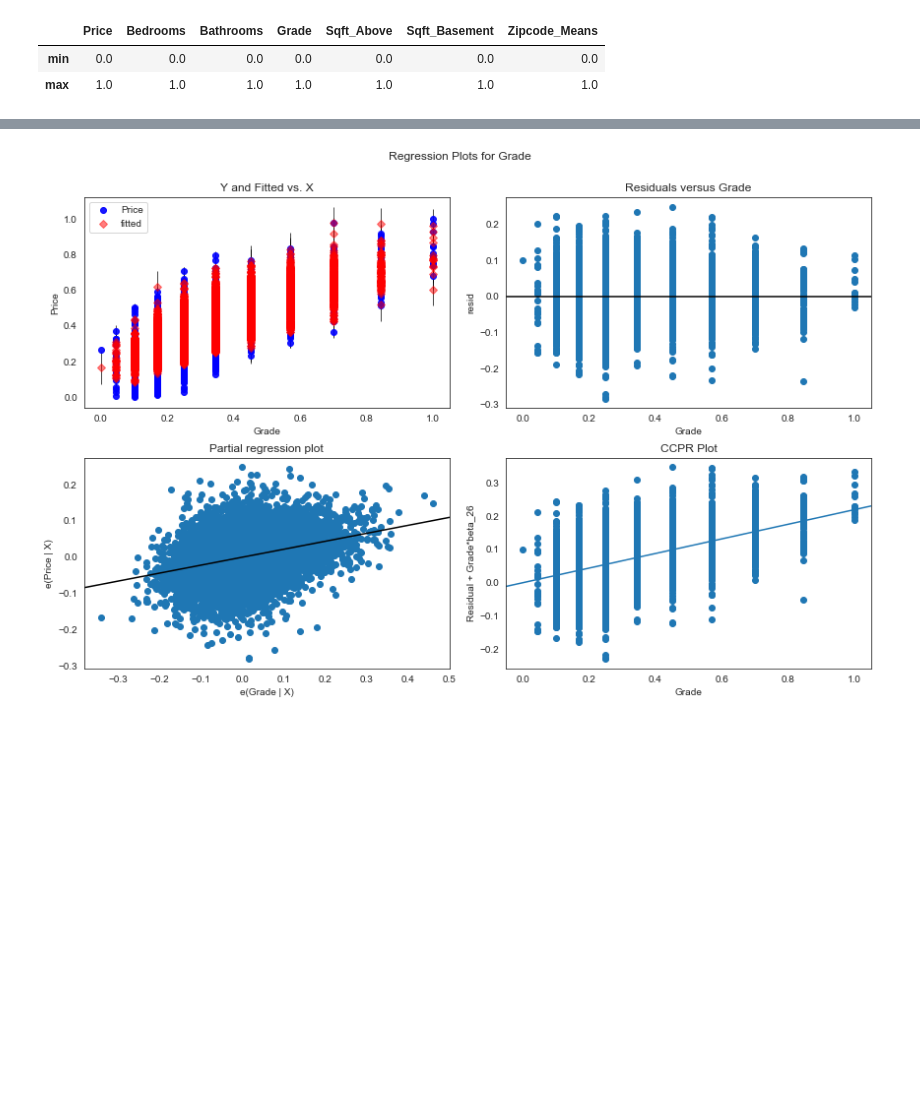
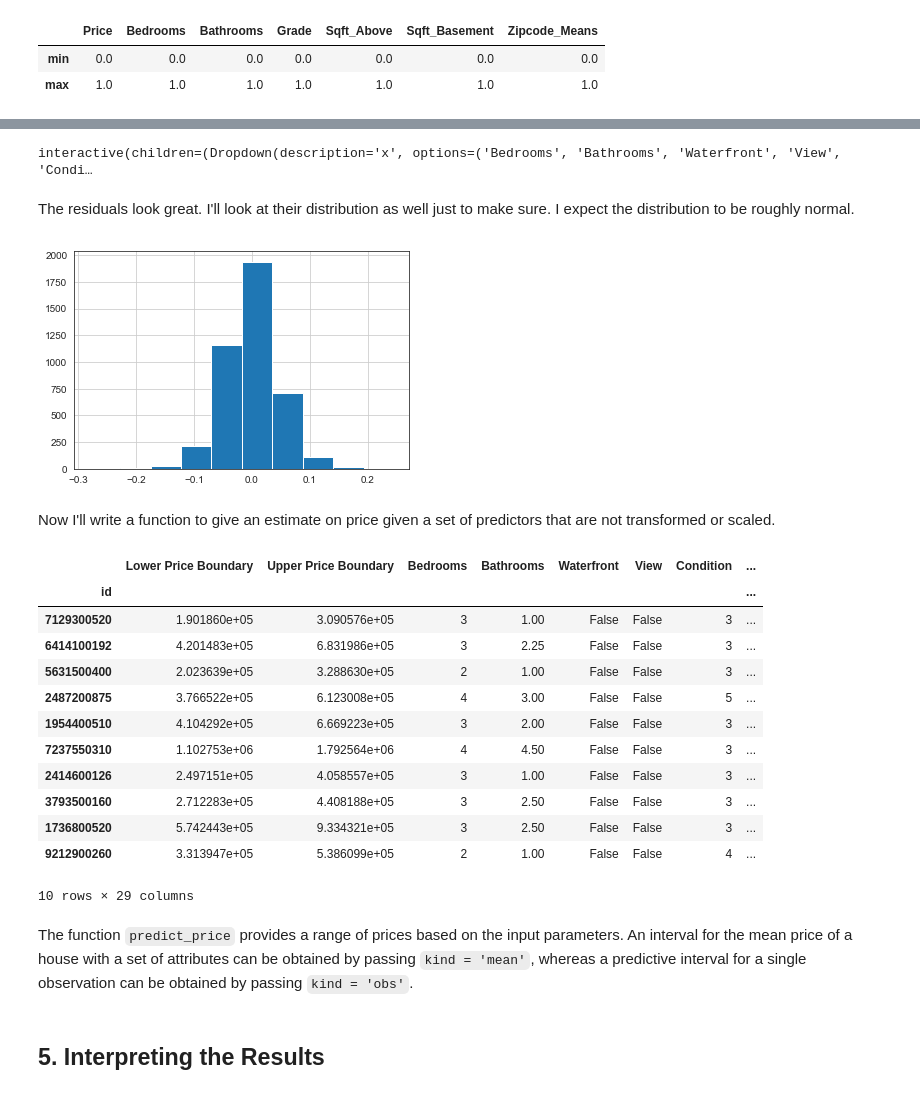
Before and after one commit to pjofrelora/dsc-1-final-project-online-ds-sp-000, a Jupyter notebook: student.ipynb, the cells around one changed output, grey strips where cells are left out. Drawn from its saved outputs; the diff is of its cells as text; code cells hidden in the pictures; blank space fills up the shorter version.

```diff
--- a/student.ipynb
+++ b/student.ipynb
@@ -741,0 +772,8 @@ Warnings:
+# %%
+RFE_predictors = predictor_train.columns[selector.get_support()]
+# %%
+predictors_numeric = [predictor for predictor in predictor_train.select_dtypes(include = np.number) if predictor in RFE_predictors]
+predictors_categorical = [predictor for predictor in predictor_train.select_dtypes('category') if predictor in RFE_predictors]
+formula = 'Price ~ ' + '+'.join(predictors_numeric) + '+' + '+'.join(predictors_categorical)
+print(formula)
+print(len(predictors_numeric)+len(predictors_categorical))
@@ -741,0 +783,4 @@ Warnings:
+# %%
+mod = smf.ols(formula=formula, data = predictor_train.join(target_train))
+res = mod.fit()
+res.summary()
@@ -742,4 +824,3 @@ Warnings:
 # %%
-y_hat = res.predict(predictors)
-residuals = kc_transformed_scaled.Price - y_hat
-plt.scatter(kc_transformed_scaled.Price, residuals)
+y_hat = res.predict(predictor_test)
+residuals = target_test - y_hat
@@ -749,5 +827,16 @@ plt.scatter(kc_transformed_scaled.Price, residuals)
-# %%
-fig = plt.figure(figsize = (12,8))
-fig = sm.graphics.plot_regress_exog(res, "Grade", fig=fig)
-# %% [output]
-[figure, removed]
+# %%
+@interact
+def residuals_plot(x = RFE_predictors):
+    fig, ax = plt.subplots(1,1,figsize = (12,8))
+    sns.scatterplot(x = predictor_test[x], y = residuals)
+    plt.show()
+# %% [output]
+interactive(children=(Dropdown(description='x', options=('Bedrooms', 'Bathrooms', 'Waterfront', 'View', 'Condi…
+# %% [markdown]
+The residuals look great. I'll look at their distribution as well just to make sure. I expect the distribution to be roughly normal.
+# %%
+residuals.hist();
+# %% [output]
+[figure, added]
+# %% [markdown]
+Now I'll write a function to give an estimate on price given a set of predictors that are not transformed or scaled.
@@ -753,0 +887,21 @@ fig = sm.graphics.plot_regress_exog(res, "Grade", fig=fig)
+# %%
+predict_price(kc.head(10).drop(labels = 'Price', axis = 1),alpha = 0.25, kind = 'obs')
+# %% [output]
+|  | Lower Price Boundary | Upper Price Boundary | Bedrooms | Bathrooms | Waterfront | View | Condition | ... |
+| id |  |  |  |  |  |  |  | ... |
+| 7129300520 | 1.901860e+05 | 3.090576e+05 | 3 | 1.00 | False | False | 3 | ... |
+| 6414100192 | 4.201483e+05 | 6.831986e+05 | 3 | 2.25 | False | False | 3 | ... |
+| 5631500400 | 2.023639e+05 | 3.288630e+05 | 2 | 1.00 | False | False | 3 | ... |
+| 2487200875 | 3.766522e+05 | 6.123008e+05 | 4 | 3.00 | False | False | 5 | ... |
+| 1954400510 | 4.104292e+05 | 6.669223e+05 | 3 | 2.00 | False | False | 3 | ... |
+| 7237550310 | 1.102753e+06 | 1.792564e+06 | 4 | 4.50 | False | False | 3 | ... |
+| 2414600126 | 2.497151e+05 | 4.058557e+05 | 3 | 1.00 | False | False | 3 | ... |
+| 3793500160 | 2.712283e+05 | 4.408188e+05 | 3 | 2.50 | False | False | 3 | ... |
+| 1736800520 | 5.742443e+05 | 9.334321e+05 | 3 | 2.50 | False | False | 3 | ... |
+| 9212900260 | 3.313947e+05 | 5.386099e+05 | 2 | 1.00 | False | False | 4 | ... |
+10 rows × 29 columns
+# %% [markdown]
+The function `predict_price` provides a range of prices based on the input parameters. An interval for the mean price of a house with a set of attributes can be obtained by passing `kind = 'mean'`, whereas a predictive interval for a single observation can be obtained by passing `kind = 'obs'`.
+# %% [markdown]
+<a id="5"></a>
+## 5. Interpreting the Results
```
Also changed, not shown: parts of 29 cells of this notebook.
